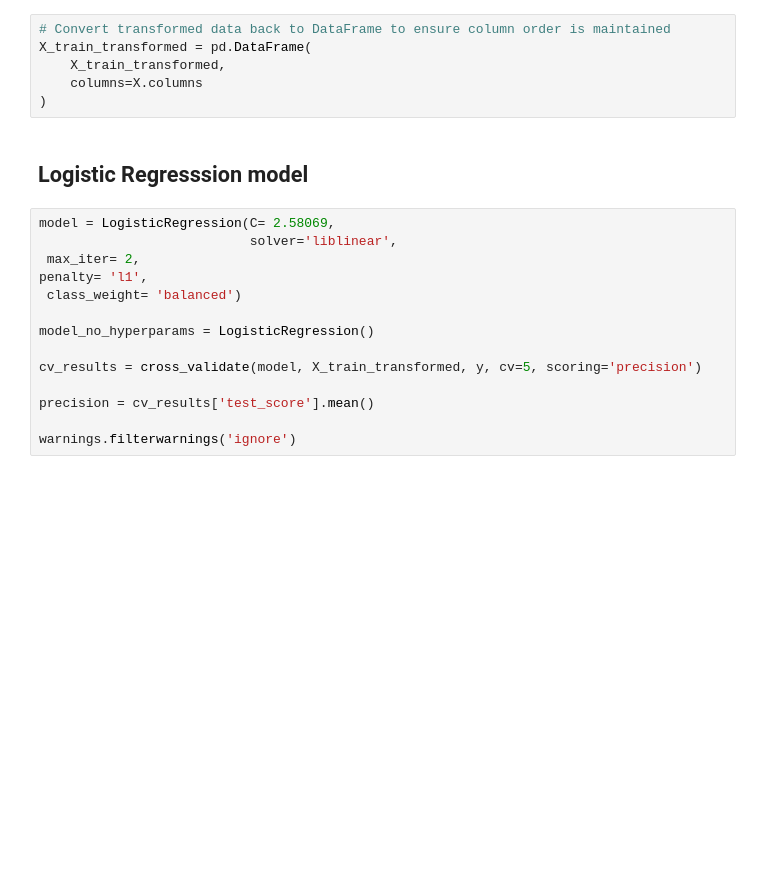
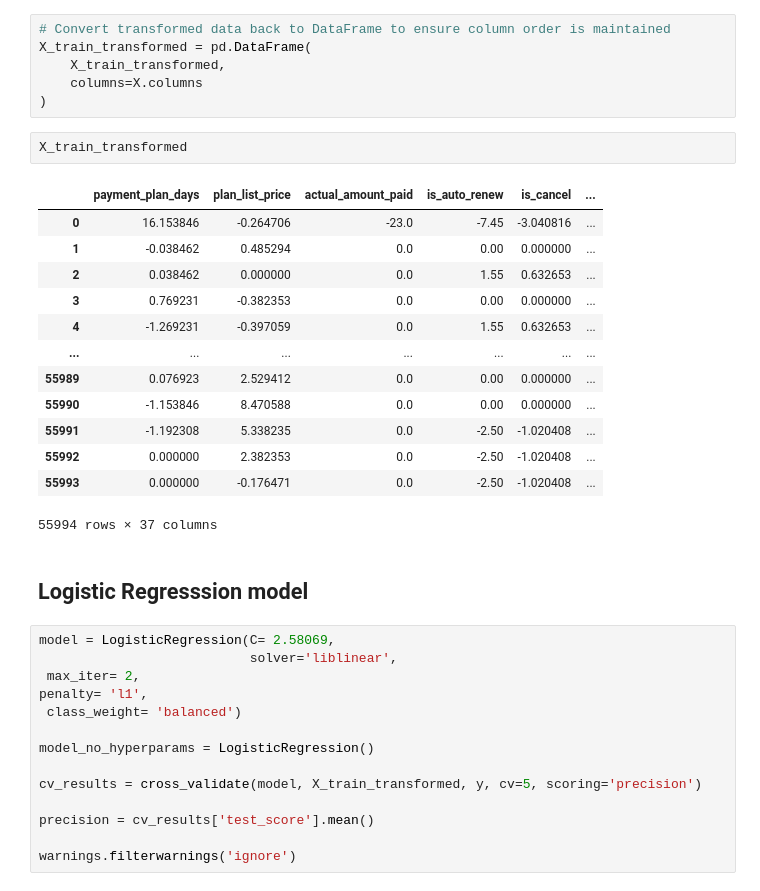
Before and after one commit to XavierLooyens/Churn_prediction, a Jupyter notebook: notebooks/Finished_model.ipynb, the cells around one changed output. Saved outputs shown, nothing was run; the diff lists cells and outputs as text; blank space fills up the shorter version.

```diff
--- a/notebooks/Finished_model.ipynb
+++ b/notebooks/Finished_model.ipynb
@@ -87,6 +119,22 @@ X_train_transformed = pd.DataFrame(
     X_train_transformed,
     columns=X.columns
 )
+# %%
+X_train_transformed
+# %% [output]
+|  | payment_plan_days | plan_list_price | actual_amount_paid | is_auto_renew | is_cancel | ... |
+| 0 | 16.153846 | -0.264706 | -23.0 | -7.45 | -3.040816 | ... |
+| 1 | -0.038462 | 0.485294 | 0.0 | 0.00 | 0.000000 | ... |
+| 2 | 0.038462 | 0.000000 | 0.0 | 1.55 | 0.632653 | ... |
+| 3 | 0.769231 | -0.382353 | 0.0 | 0.00 | 0.000000 | ... |
+| 4 | -1.269231 | -0.397059 | 0.0 | 1.55 | 0.632653 | ... |
+| ... | ... | ... | ... | ... | ... | ... |
+| 55989 | 0.076923 | 2.529412 | 0.0 | 0.00 | 0.000000 | ... |
+| 55990 | -1.153846 | 8.470588 | 0.0 | 0.00 | 0.000000 | ... |
+| 55991 | -1.192308 | 5.338235 | 0.0 | -2.50 | -1.020408 | ... |
+| 55992 | 0.000000 | 2.382353 | 0.0 | -2.50 | -1.020408 | ... |
+| 55993 | 0.000000 | -0.176471 | 0.0 | -2.50 | -1.020408 | ... |
+55994 rows × 37 columns
 # %% [markdown]
 ## Logistic Regresssion model
 # %%
```
Also changed, not shown: parts of 2 cells of this notebook, 7 other files.
